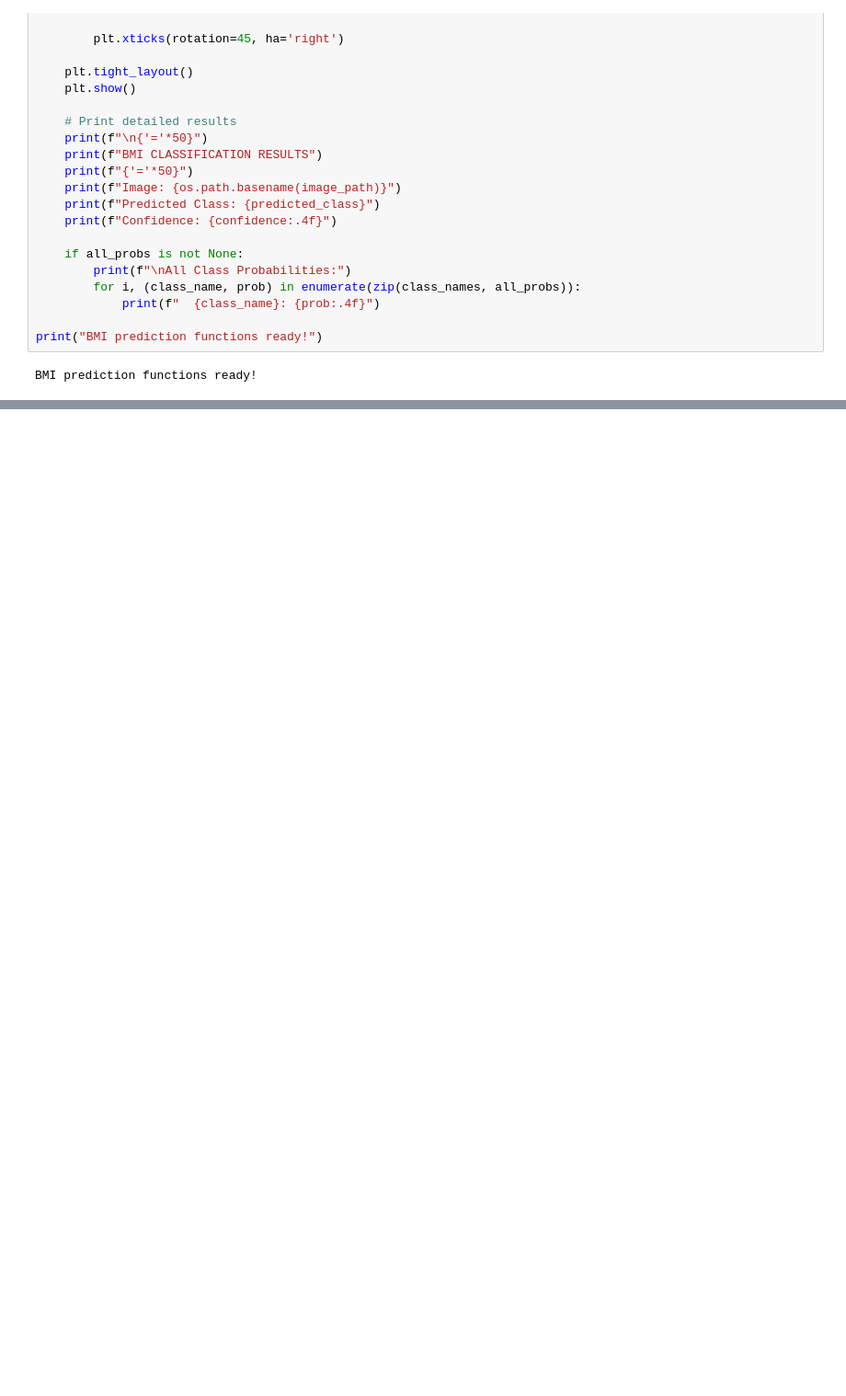
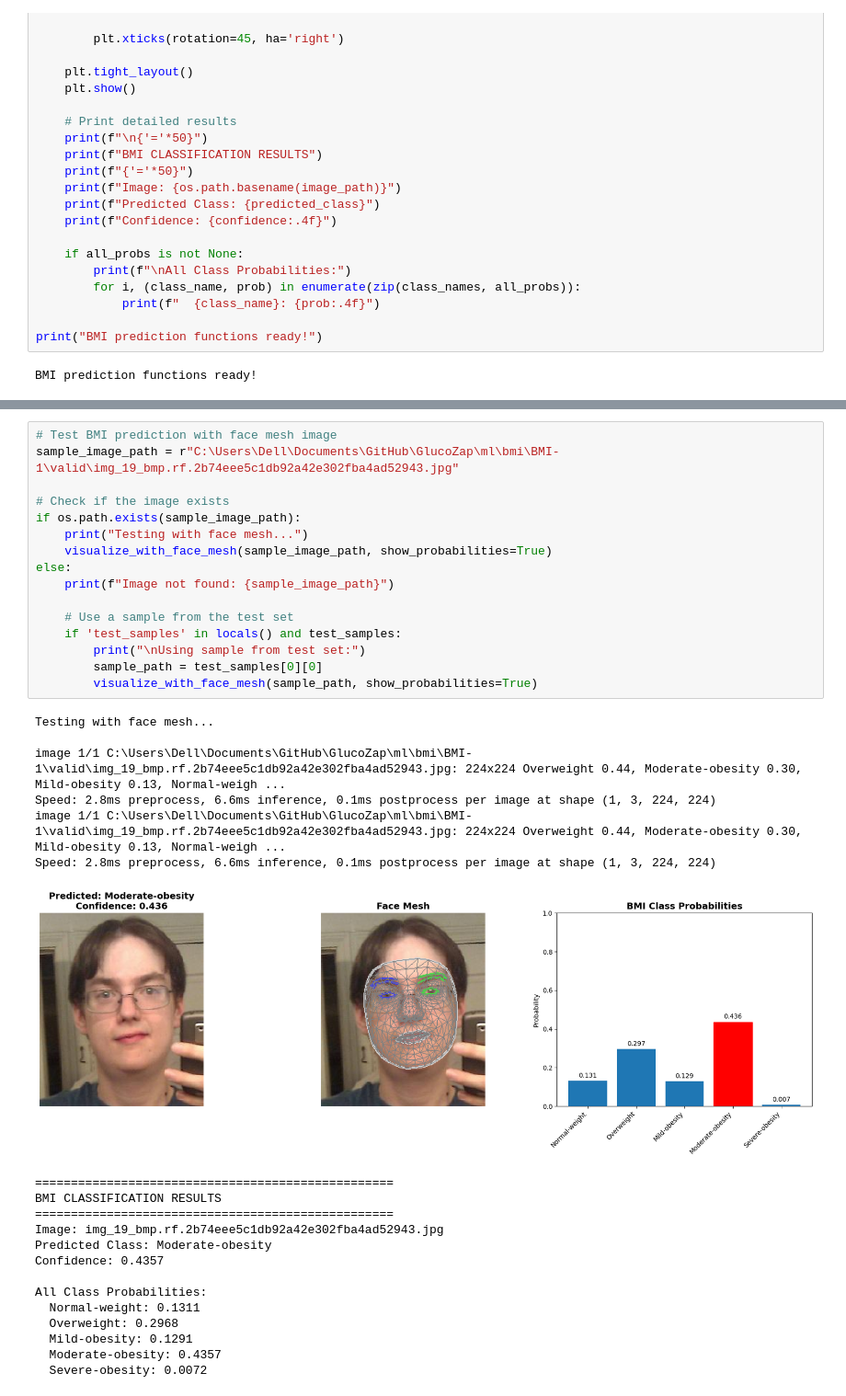
Before and after one commit to Hariprasaadh/GlucoZap, a Jupyter notebook: ml/bmi/model.ipynb, the cells around one changed output, grey strips where cells are left out. Shown at 92% size. Drawn from its saved outputs; the diff is of its cells as text; blank space fills up the shorter version.

```diff
--- a/ml/bmi/model.ipynb
+++ b/ml/bmi/model.ipynb
@@ -426,0 +547,37 @@ All Class Probabilities:
+# %%
+# Test BMI prediction with face mesh image
+sample_image_path = r"C:\Users\Dell\Documents\GitHub\GlucoZap\ml\bmi\BMI-1\valid\img_19_bmp.rf.2b74eee5c1db92a42e302fba4ad52943.jpg"
+
+# Check if the image exists
+if os.path.exists(sample_image_path):
+    print("Testing with face mesh...")
+    visualize_with_face_mesh(sample_image_path, show_probabilities=True)
+else:
+    print(f"Image not found: {sample_image_path}")
+
+    # Use a sample from the test set
+    if 'test_samples' in locals() and test_samples:
+        print("\nUsing sample from test set:")
+        sample_path = test_samples[0][0]
+        visualize_with_face_mesh(sample_path, show_probabilities=True)
+# %% [output]
+Testing with face mesh...
+
+image 1/1 C:\Users\Dell\Documents\GitHub\GlucoZap\ml\bmi\BMI-1\valid\img_19_bmp.rf.2b74eee5c1db92a42e302fba4ad52943.jpg: 224x224 Overweight 0.44, Moderate-obesity 0.30, Mild-obesity 0.13, Normal-weigh ...
+Speed: 2.8ms preprocess, 6.6ms inference, 0.1ms postprocess per image at shape (1, 3, 224, 224)
+image 1/1 C:\Users\Dell\Documents\GitHub\GlucoZap\ml\bmi\BMI-1\valid\img_19_bmp.rf.2b74eee5c1db92a42e302fba4ad52943.jpg: 224x224 Overweight 0.44, Moderate-obesity 0.30, Mild-obesity 0.13, Normal-weigh ...
+Speed: 2.8ms preprocess, 6.6ms inference, 0.1ms postprocess per image at shape (1, 3, 224, 224)
+[figure, added]
+==================================================
+BMI CLASSIFICATION RESULTS
+==================================================
+Image: img_19_bmp.rf.2b74eee5c1db92a42e302fba4ad52943.jpg
+Predicted Class: Moderate-obesity
+Confidence: 0.4357
+
+All Class Probabilities:
+  Normal-weight: 0.1311
+  Overweight: 0.2968
+  Mild-obesity: 0.1291
+  Moderate-obesity: 0.4357
+  Severe-obesity: 0.0072
```
Also changed, not shown: parts of 6 cells of this notebook, 44 other files.
